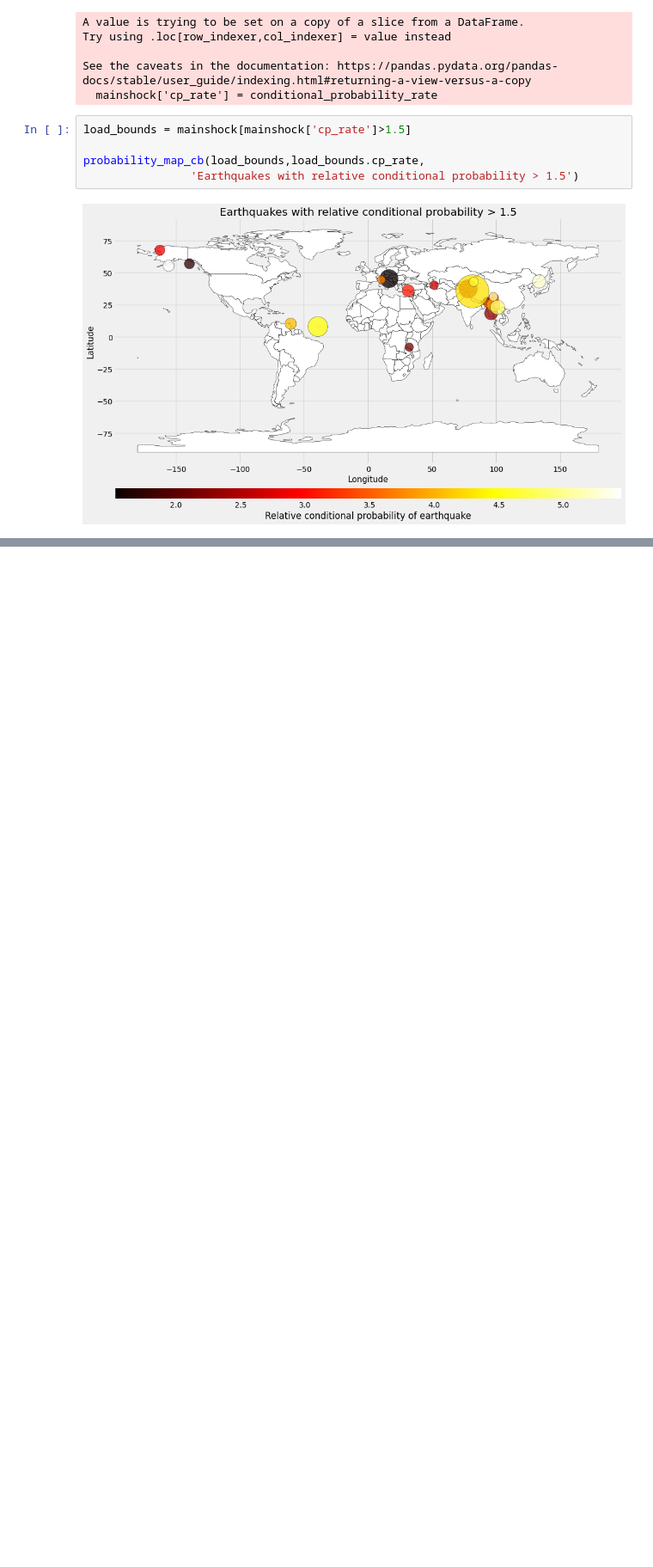
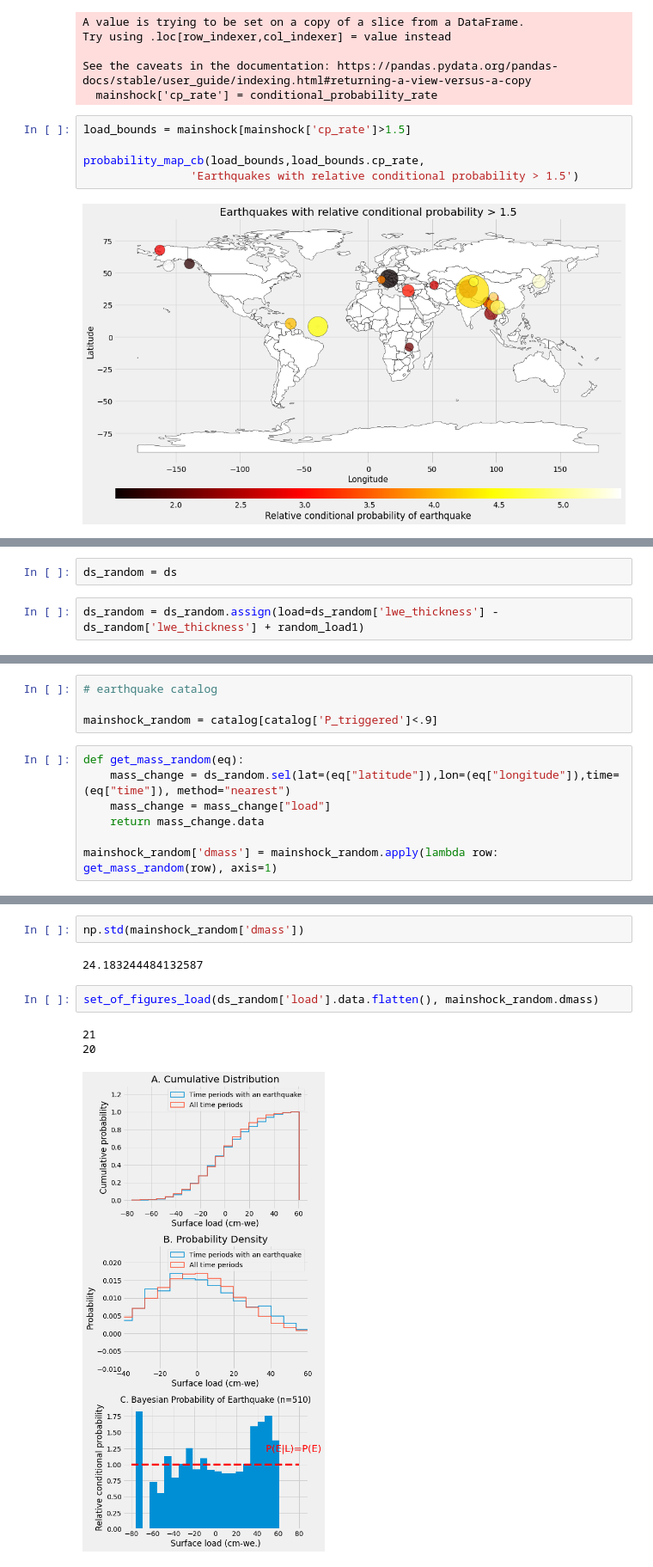
Before and after one commit to epic-research-group/surface-load-quakes, a Jupyter notebook: surface-load-mainshocks.ipynb, the cells around one changed output, grey strips where cells are left out. Shown at 86% size. Cells and saved outputs as stored; diff of their text form; blank space fills up the shorter version.

Commit message:
Analysis on random noise and seismicity

```diff
--- a/surface-load-mainshocks.ipynb
+++ b/surface-load-mainshocks.ipynb
@@ -299,0 +305,4 @@ probability_map_cb(load_bounds,load_bounds.cp_rate,
+# %%
+ds_random = ds
+# %%
+ds_random = ds_random.assign(load=ds_random['lwe_thickness'] - ds_random['lwe_thickness'] + random_load1)
@@ -299,0 +329,11 @@ probability_map_cb(load_bounds,load_bounds.cp_rate,
+# %%
+# earthquake catalog
+
+mainshock_random = catalog[catalog['P_triggered']<.9]
+# %%
+def get_mass_random(eq):
+    mass_change = ds_random.sel(lat=(eq["latitude"]),lon=(eq["longitude"]),time=(eq["time"]), method="nearest")
+    mass_change = mass_change["load"]
+    return mass_change.data
+
+mainshock_random['dmass'] = mainshock_random.apply(lambda row: get_mass_random(row), axis=1)
@@ -299,0 +350,10 @@ probability_map_cb(load_bounds,load_bounds.cp_rate,
+# %%
+np.std(mainshock_random['dmass'])
+# %% [output]
+24.183244484132587
+# %%
+set_of_figures_load(ds_random['load'].data.flatten(), mainshock_random.dmass)
+# %% [output]
+21
+20
+[figure, added]
```
Also changed, not shown: parts of 6 cells of this notebook.
